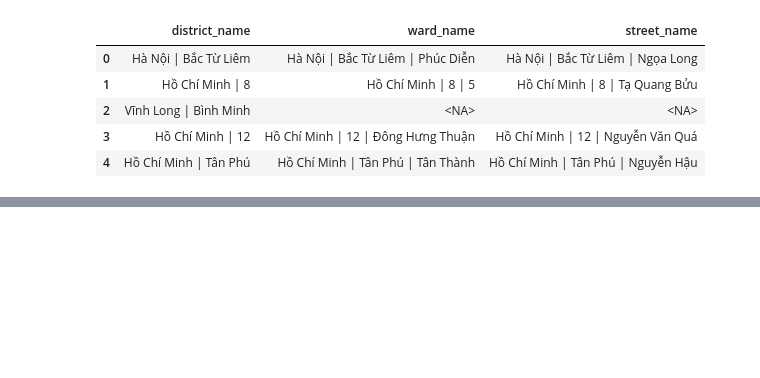
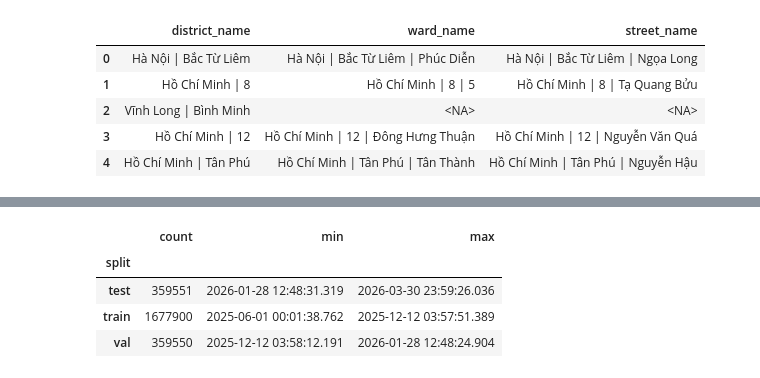
Before and after one commit to kahn-29/261-Programming-for-AI-and-DS, a Jupyter notebook: notebooks/03_features_engineering.ipynb, the cells around one changed output, grey strips where cells are left out. Cells and saved outputs as stored; diff of their text form; code cells hidden in the pictures; blank space fills up the shorter version.

```diff
--- a/notebooks/03_features_engineering.ipynb
+++ b/notebooks/03_features_engineering.ipynb
@@ -36,0 +93,14 @@ df[["district_name", "ward_name", "street_name"]].head()
+# %%
+df = df.sort_values("published_at").reset_index(drop=True)
+
+n = len(df)
+n_train, n_val = int(0.70 * n), int(0.15 * n)
+df["split"] = np.repeat(["train", "val", "test"], [n_train, n_val, n - n_train - n_val])
+
+df.groupby("split")["published_at"].agg(["count", "min", "max"])
+# %% [output]
+|  | count | min | max |
+| split |  |  |  |
+| test | 359551 | 2026-01-28 12:48:31.319 | 2026-03-30 23:59:26.036 |
+| train | 1677900 | 2025-06-01 00:01:38.762 | 2025-12-12 03:57:51.389 |
+| val | 359550 | 2025-12-12 03:58:12.191 | 2026-01-28 12:48:24.904 |
```
Also changed, not shown: parts of 28 cells of this notebook, 47 other files.
